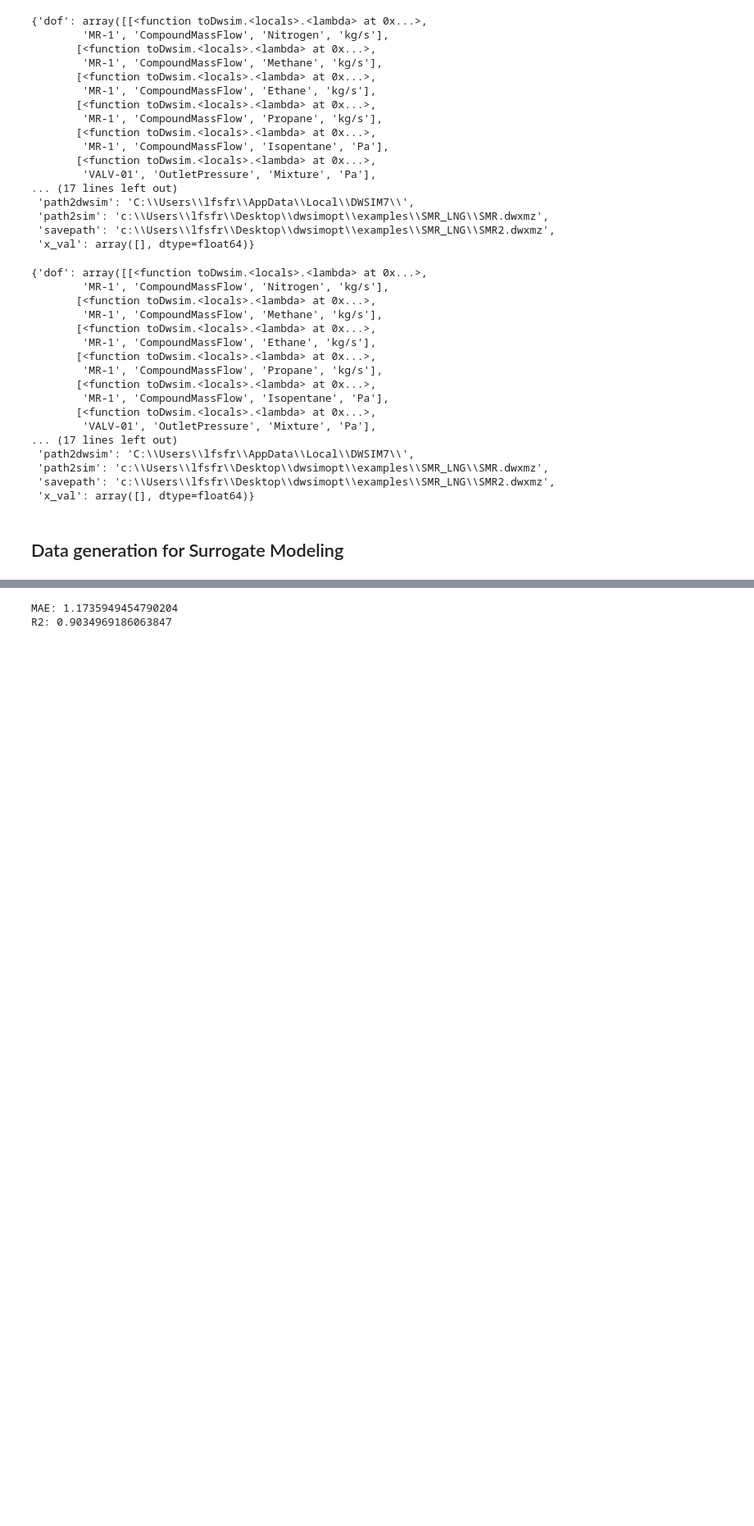
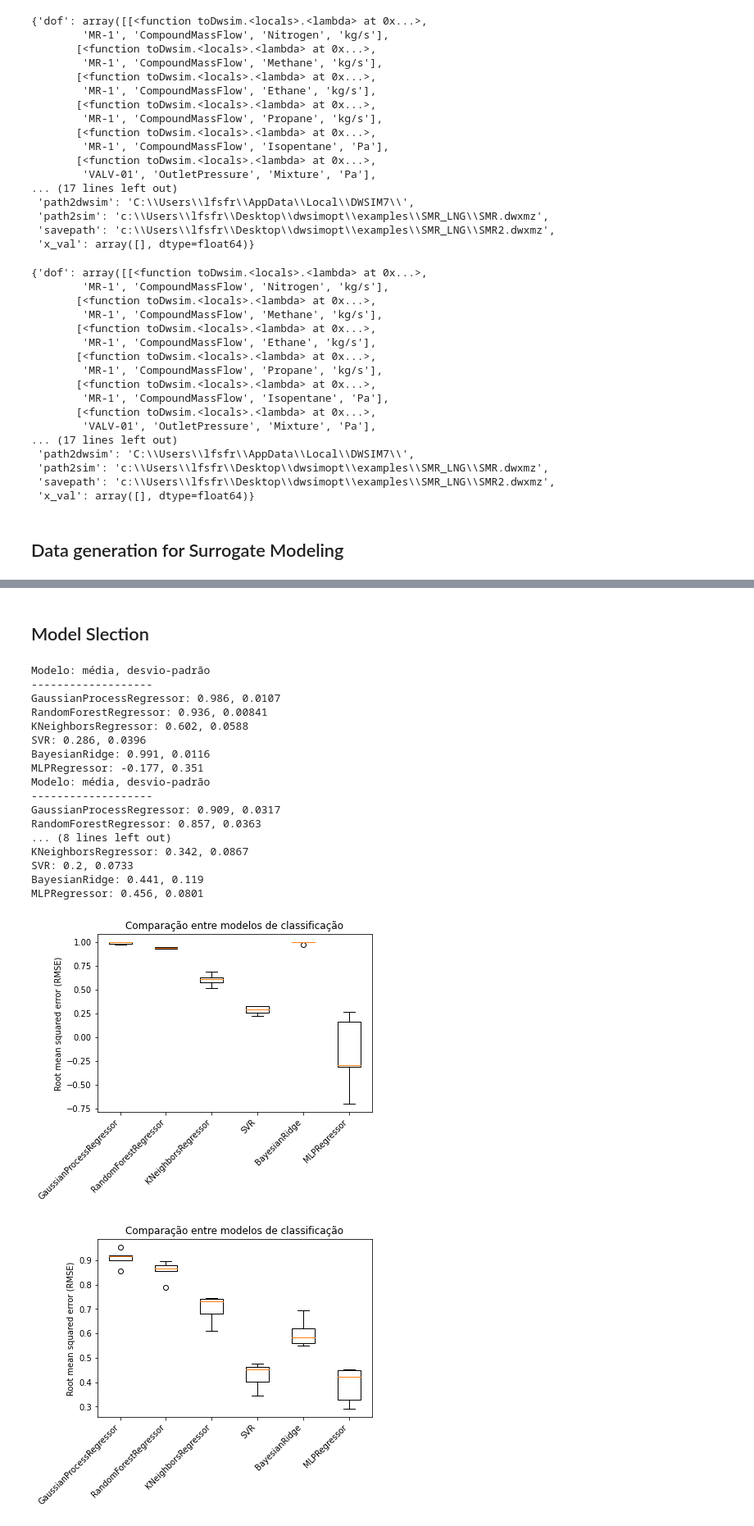
Before and after one commit to lf-santos/dwsimopt, a Jupyter notebook: examples/example_surrogate.ipynb, the cells around one changed output, grey strips where cells are left out. Shown at 82% size. Cells and saved outputs as stored; diff of their text form; code cells hidden in the pictures; blank space fills up the shorter version.

```diff
--- a/examples/example_surrogate.ipynb
+++ b/examples/example_surrogate.ipynb
@@ -297,10 +325,0 @@ Text(0, 0.5, 'Y_test_pred')
-# %%
-from sklearn.metrics import mean_absolute_error, r2_score
-mae = mean_absolute_error(Y_test[:,i_pos], Y_test_pred)
-r2 = r2_score(Y_test[:,i_pos], Y_test_pred)
-
-print(f'MAE: {mae}')
-print(f'R2: {r2}')
-# %% [output]
-MAE: 1.1735949454790204
-R2: 0.9034969186063847
@@ -323,0 +326,70 @@ shutil.copyfile( sim_smr.path2sim, './data/'+now+'/sim.dwxmz' )
+# %% [markdown]
+## Model Slection
+# %%
+from sklearn.gaussian_process import GaussianProcessRegressor
+from sklearn.ensemble import RandomForestRegressor
+from sklearn.neighbors import KNeighborsRegressor
+from sklearn.svm import SVR
+from sklearn.linear_model import BayesianRidge
+from sklearn.neural_network import MLPRegressor
+import time
+
+# t = time.time.
+for i_pos in range(len(Y_train[0,:])):
+
+    # especificando modelos
+    modelos = [
+        GaussianProcessRegressor(kernel=kernel, n_restarts_optimizer=20),
+        RandomForestRegressor(n_estimators = 50, min_samples_leaf = 2, max_features = 0.5, n_jobs=-1, oob_score = True, random_state = 0),
+        KNeighborsRegressor(),
+        SVR(),
+        BayesianRidge(),
+        MLPRegressor()
+    ]
+
+    #lista para guardar resultados
+    results = [0]*len(modelos)
+
+    print('Modelo: média, desvio-padrão\n-------------------')
+
+    for i in range(len(modelos)):
+
+        # efetuando a validação cruzada!
+        results[i] = cross_val_score(modelos[i],
+                                        X_train, Y_train[:,i_pos],
+                                        cv=5,
+                                        scoring='r2',
+                                        n_jobs=-1)
+
+        # imprimindo resultados
+        print(f'{modelos[i].__class__.__name__}: {results[i].mean():.3}, {results[i].std():.3}')
+
+    # plotando resultados
+    fig, ax = plt.subplots()
+    ax.boxplot(results)
+
+    # formatando gráfico
+    ax.set_xticklabels([modelos[i].__class__.__name__ for i in range(len(modelos))],
+                    rotation = 45, ha="right")
+    ax.set_ylabel("Root mean squared error (RMSE)")
+    ax.set_title('Comparação entre modelos de classificação')
+# %% [output]
+Modelo: média, desvio-padrão
+-------------------
+GaussianProcessRegressor: 0.986, 0.0107
+RandomForestRegressor: 0.936, 0.00841
+KNeighborsRegressor: 0.602, 0.0588
+SVR: 0.286, 0.0396
+BayesianRidge: 0.991, 0.0116
+MLPRegressor: -0.177, 0.351
+Modelo: média, desvio-padrão
+-------------------
+GaussianProcessRegressor: 0.909, 0.0317
+RandomForestRegressor: 0.857, 0.0363
+... (8 lines left out)
+KNeighborsRegressor: 0.342, 0.0867
+SVR: 0.2, 0.0733
+BayesianRidge: 0.441, 0.119
+MLPRegressor: 0.456, 0.0801
+[figure, added]
+[figure, added]
```
Also changed, not shown: parts of 23 cells of this notebook, 1 other file.
